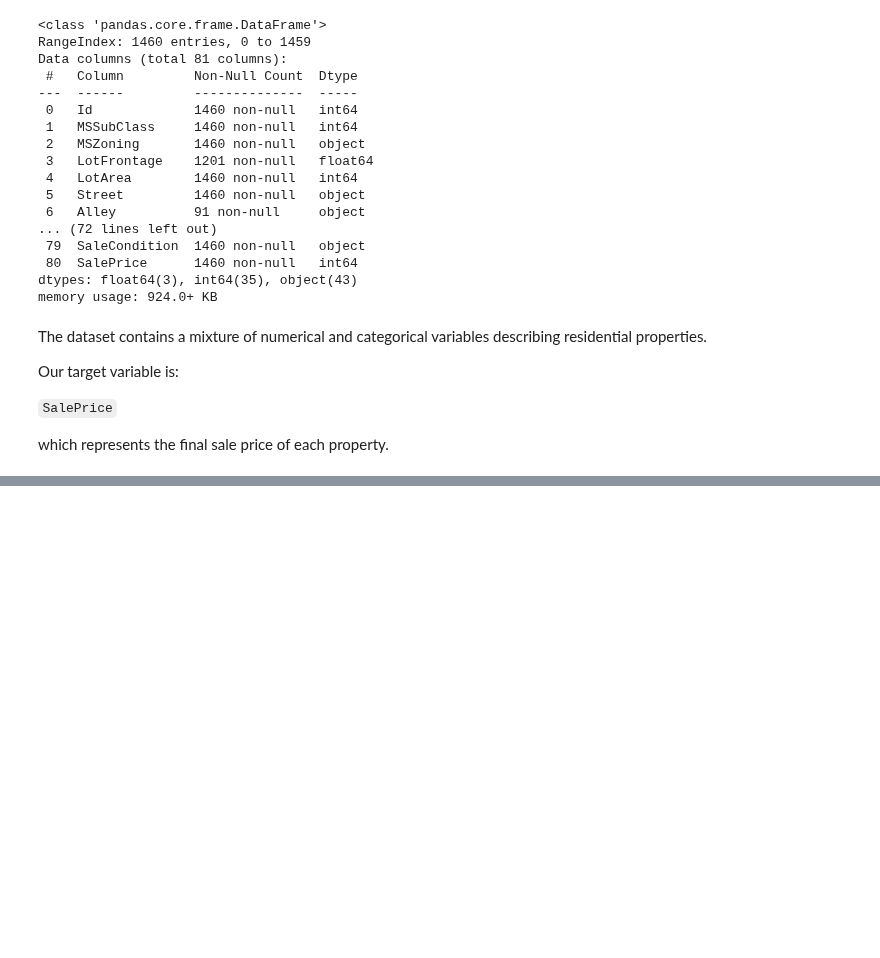
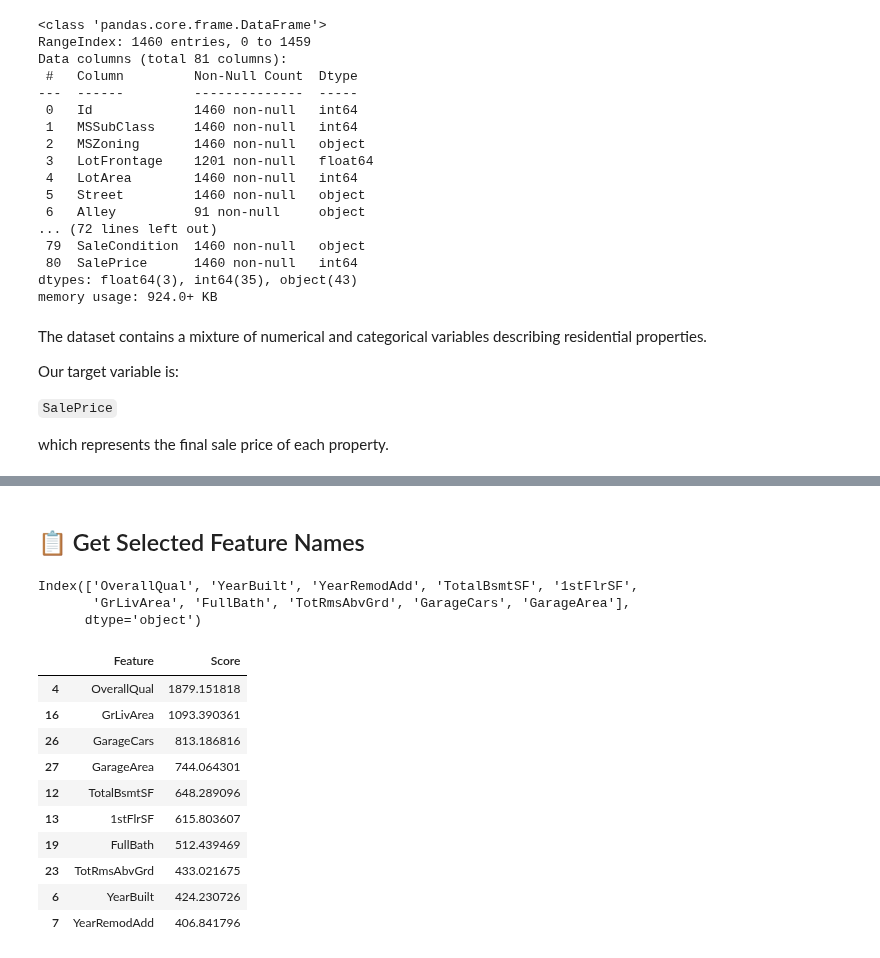
Before and after one commit to ahmedfakhar747/machine-learning-notebooks, a Jupyter notebook: 25_Feature_Selection_and_Splitting.ipynb, the cells around one changed output, grey strips where cells are left out. Saved outputs shown, nothing was run; the diff lists cells and outputs as text; code cells hidden in the pictures; blank space fills up the shorter version.

```diff
--- a/25_Feature_Selection_and_Splitting.ipynb
+++ b/25_Feature_Selection_and_Splitting.ipynb
@@ -115,0 +268,36 @@ which represents the final sale price of each property.
+# %% [markdown]
+## 📋 Get Selected Feature Names
+# %%
+selected_features = X_train_num.columns[
+    selector.get_support()
+]
+
+selected_features
+# %% [output]
+Index(['OverallQual', 'YearBuilt', 'YearRemodAdd', 'TotalBsmtSF', '1stFlrSF',
+       'GrLivArea', 'FullBath', 'TotRmsAbvGrd', 'GarageCars', 'GarageArea'],
+      dtype='object')
+# %%
+feature_scores = pd.DataFrame({
+    "Feature": X_train_num.columns,
+    "Score": selector.scores_
+})
+
+feature_scores = feature_scores.sort_values(
+    by="Score",
+    ascending=False
+)
+
+feature_scores.head(10)
+# %% [output]
+|  | Feature | Score |
+| 4 | OverallQual | 1879.151818 |
+| 16 | GrLivArea | 1093.390361 |
+| 26 | GarageCars | 813.186816 |
+| 27 | GarageArea | 744.064301 |
+| 12 | TotalBsmtSF | 648.289096 |
+| 13 | 1stFlrSF | 615.803607 |
+| 19 | FullBath | 512.439469 |
+| 23 | TotRmsAbvGrd | 433.021675 |
+| 6 | YearBuilt | 424.230726 |
+| 7 | YearRemodAdd | 406.841796 |
```
Also changed, not shown: parts of 21 cells of this notebook.
